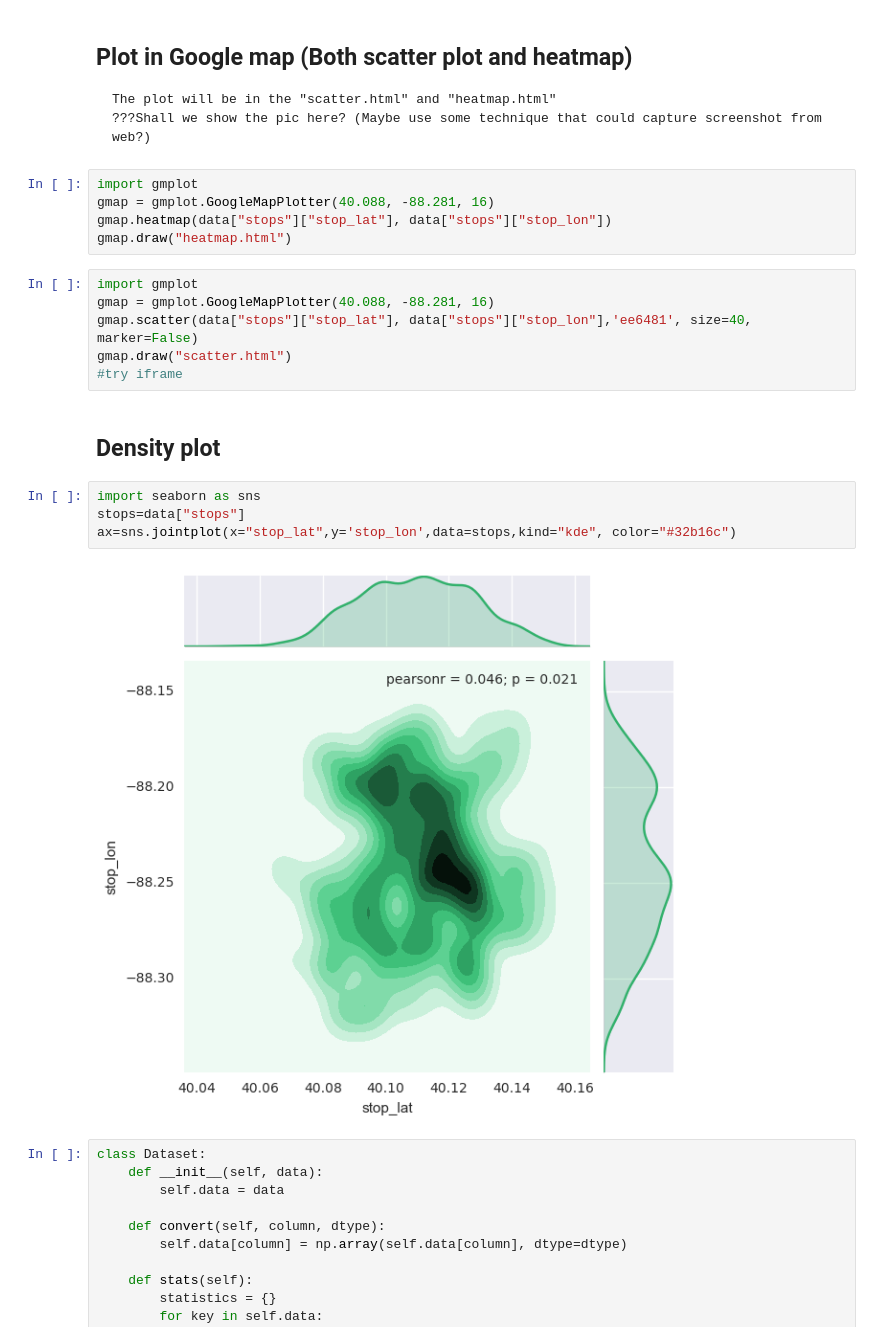
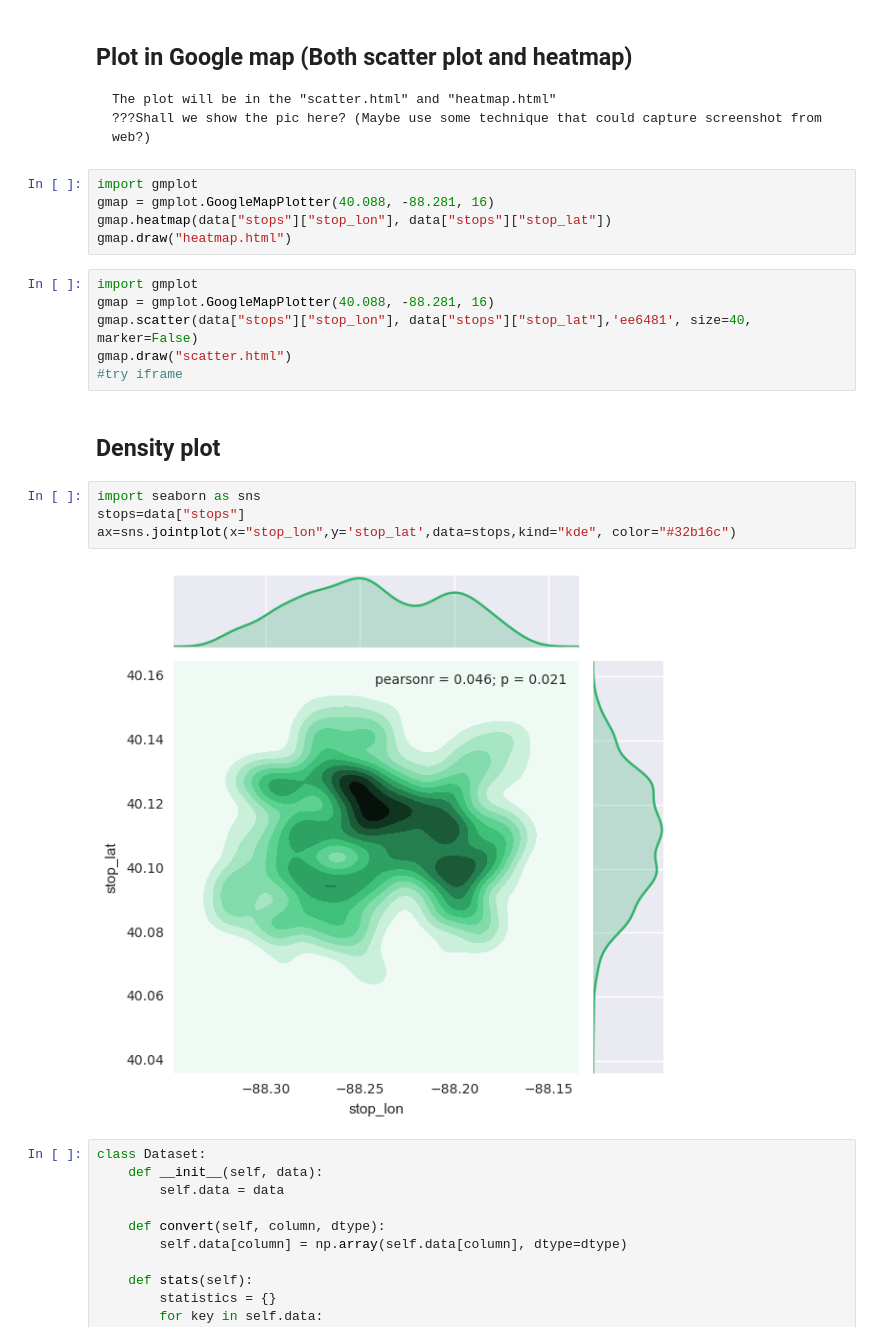
Before and after one commit to UIUC-iSchool-DataViz/project-spring2017, a Jupyter notebook: part1/P1Q2 Stops (20170409).ipynb, the cells around one changed output. Cells and saved outputs as stored; diff of their text form.

Commit message:
update stops

```diff
--- a/part1/P1Q2 Stops (20170409).ipynb
+++ b/part1/P1Q2 Stops (20170409).ipynb
@@ -93,12 +98,12 @@ plt.show()
 # %%
 import gmplot
 gmap = gmplot.GoogleMapPlotter(40.088, -88.281, 16)
-gmap.heatmap(data["stops"]["stop_lat"], data["stops"]["stop_lon"])
+gmap.heatmap(data["stops"]["stop_lon"], data["stops"]["stop_lat"])
 gmap.draw("heatmap.html")
 # %%
 import gmplot
 gmap = gmplot.GoogleMapPlotter(40.088, -88.281, 16)
-gmap.scatter(data["stops"]["stop_lat"], data["stops"]["stop_lon"],'ee6481', size=40, marker=False)
+gmap.scatter(data["stops"]["stop_lon"], data["stops"]["stop_lat"],'ee6481', size=40, marker=False)
 gmap.draw("scatter.html")
 #try iframe
 # %% [markdown]
@@ -106,9 +111,9 @@ gmap.draw("scatter.html")
 # %%
 import seaborn as sns
 stops=data["stops"]
-ax=sns.jointplot(x="stop_lat",y='stop_lon',data=stops,kind="kde", color="#32b16c")
+ax=sns.jointplot(x="stop_lon",y='stop_lat',data=stops,kind="kde", color="#32b16c")
 # %% [output]
-[figure, old version]
+[figure, new version]
 # %%
 class Dataset:
     def __init__(self, data):
```
Also changed, not shown: parts of 12 cells of this notebook.
